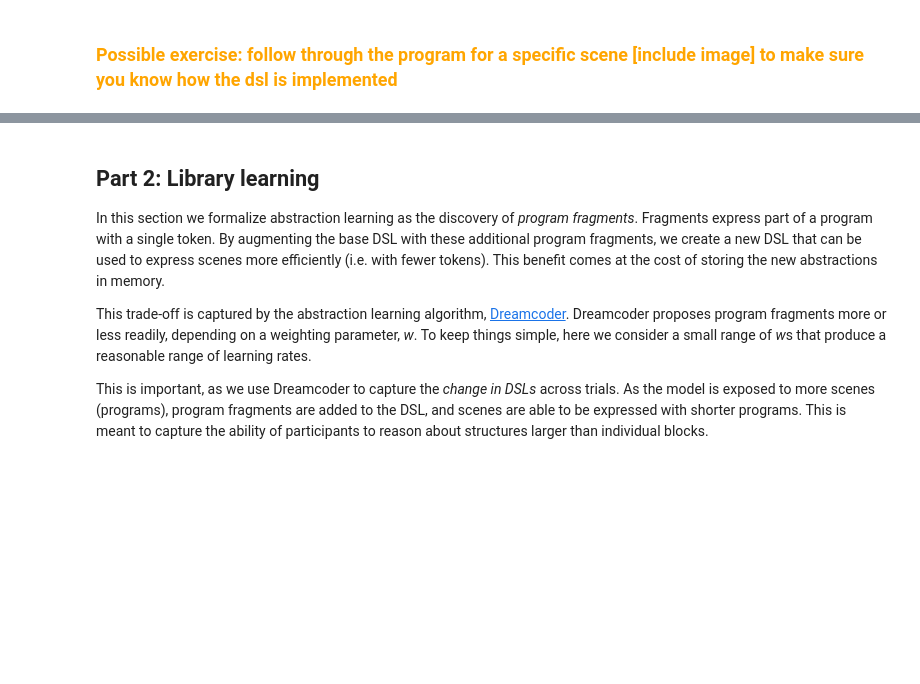
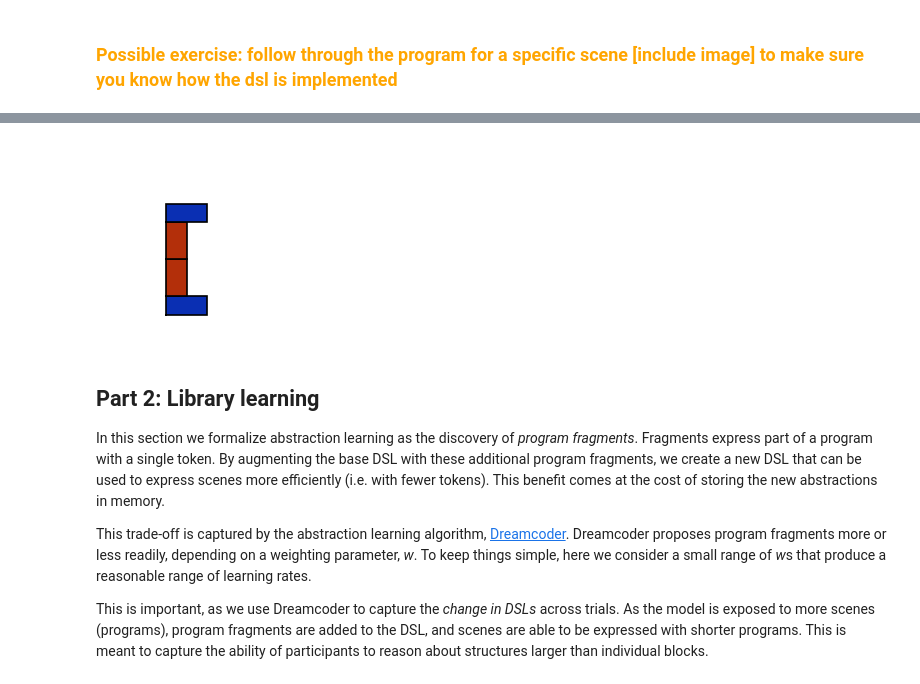
Before and after one commit to cogtoolslab/compositional-abstractions-tutorial, a Jupyter notebook: notebooks/ca_programs.ipynb, the cells around one changed output, grey strips where cells are left out. Drawn from its saved outputs; the diff is of its cells as text; code cells hidden in the pictures; blank space fills up the shorter version.

```diff
--- a/notebooks/ca_programs.ipynb
+++ b/notebooks/ca_programs.ipynb
@@ -87,3 +97,7 @@ manual_tower_programs = {"CL" :"h l_1 v v r_1 h r_12 h l_4 h l_1 v v",
+# %%
+render_program('h l_1 v v r_1 h')
+# %% [output]
+[figure, added]
 # %% [markdown]
 ## Part 2: Library learning
 
```
Also changed, not shown: parts of 25 cells of this notebook, 2 other files.
